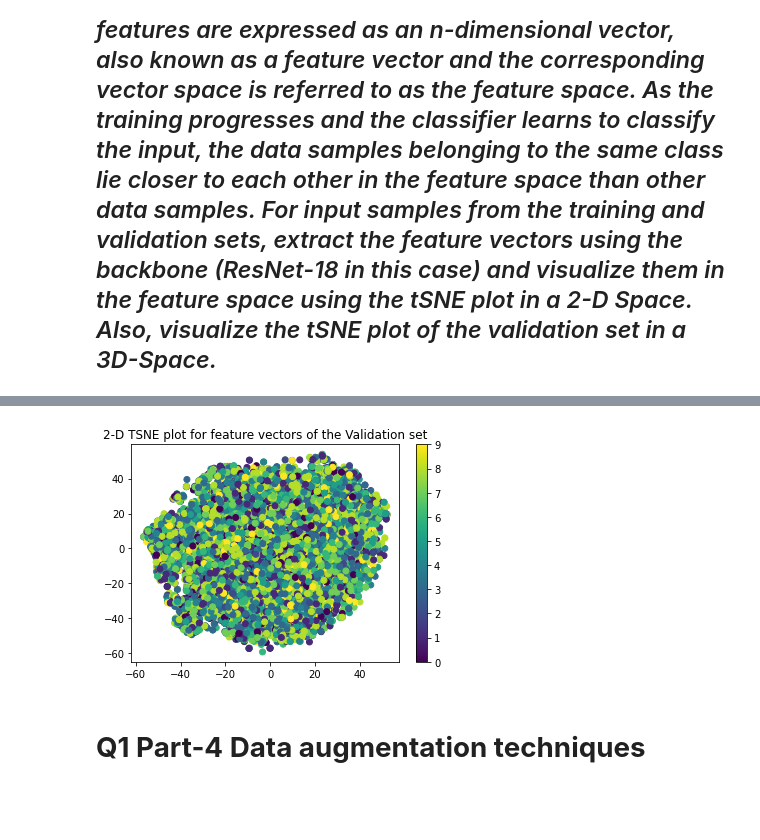
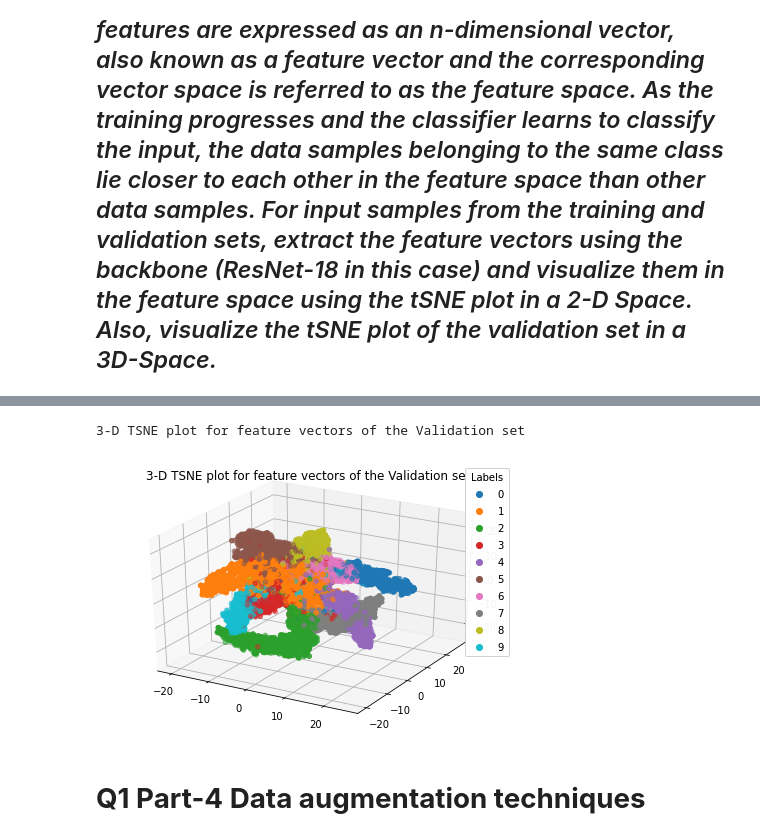
Before and after one commit to devKhush/Computer-Vision-Assignments, a Jupyter notebook: Assignment-1/Q1/Solution.ipynb, the cells around one changed output, grey strips where cells are left out. Cells and saved outputs as stored; diff of their text form; code cells hidden in the pictures; blank space fills up the shorter version.

```diff
--- a/Assignment-1/Q1/Solution.ipynb
+++ b/Assignment-1/Q1/Solution.ipynb
@@ -945,7 +776,6 @@ with open('resnet18.pickle', 'wb') as pickle_out:
     pickle.dump(resnet18model, pickle_out)
 # %%
 import pickle
-with open('NN_Objects/relu.pickle', 'rb') as pickle_in:
-    nn_relu_obj = pickle.load(pickle_in)
-    print(nn_relu_obj)
-    print(nn_relu_obj.activation.name)
+with open('resnet18.pickle', 'rb') as pickle_in:
+    resnet18model = pickle.load(pickle_in)
+    # print(resnet18model)
@@ -995,35 +834,20 @@ plt.show()
-# %%
-# 2-D t-SNE plot of the feature vectors of the validation set
-# tsne = TSNE(n_components=2)
-# tsne_result = tsne.fit_transform(n_dim_feature_vectors_val)
-
-y_val = []
-for i, data in enumerate(valloader, 0):
-        if i == len(valloader)-1: break
-        inputs, labels = data
-        # inputs, labels = inputs.to(device), labels.to(device)
-        outputs = resnet18model(inputs)
-        _, predicted = torch.max(outputs.data, 1)
-        y_val.append(predicted.numpy())
-y_val = np.array(y_val)
-y_val = y_val.reshape(len(y_val)*len(y_val[0]), 1)
-
-plt.scatter(tsne_result[:, 0], tsne_result[:, 1], c=y_val)
-plt.title('2-D TSNE plot for feature vectors of the Validation set')
-plt.colorbar()
-plt.show()
-# %% [output]
-[figure, removed]
 # %%
 # Project the feature vectors into 3D using t-SNE
-tsne = TSNE(n_components=3)
-tsne_result = tsne.fit_transform(n_dim_feature_vectors_val)
+tsne_3D = TSNE(n_components=3)
+tsne_result_val_3D = tsne_3D.fit_transform(np.array(val_features))
+
 
 # Plot the t-SNE results in 3D (using matplotlib's mplot3d toolkit)
 from mpl_toolkits.mplot3d import Axes3D
 fig = plt.figure()
 ax = fig.add_subplot(111, projection='3d')
-plt.scatter(tsne_result[:, 0], tsne_result[:, 1], c=y_val, cmap=plt.cm.get_cmap('tab10', len(np.unique(y_val))))
-plt.title('3-D TSNE plot for feature vectors of the Validation set')
-plt.colorbar(ticks=range(len(np.unique(y_val))))
+scat_plot = ax.scatter(tsne_result_val_3D[:, 0], tsne_result_val_3D[:, 1],  tsne_result_val_3D[:, 2], c=val_labels, cmap=plt.cm.get_cmap('tab10', 10))
+ax.set_title('3-D TSNE plot for feature vectors of the Validation set')
+legend = ax.legend(*scat_plot.legend_elements(), title="Labels")
+ax.add_artist(legend)
+plt.tight_layout()
+print('3-D TSNE plot for feature vectors of the Validation set')
 plt.show()
+# %% [output]
+3-D TSNE plot for feature vectors of the Validation set
+[figure, added]
```
Also changed, not shown: parts of 31 cells of this notebook, 2 other files.
